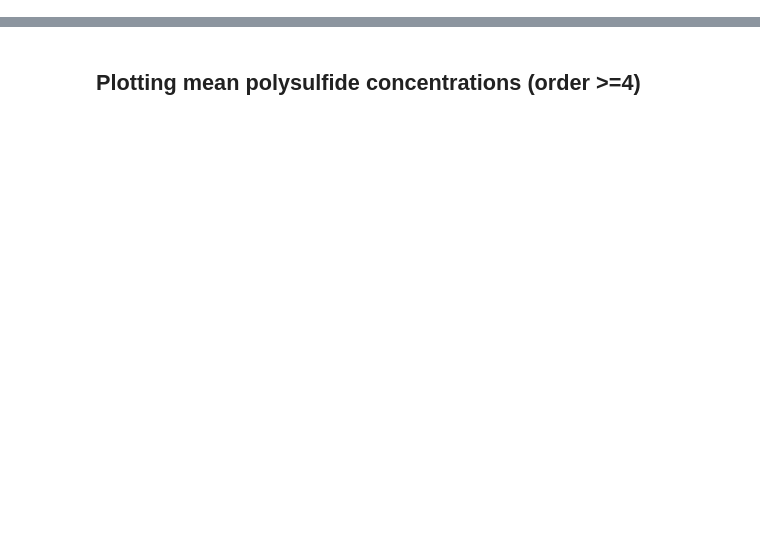
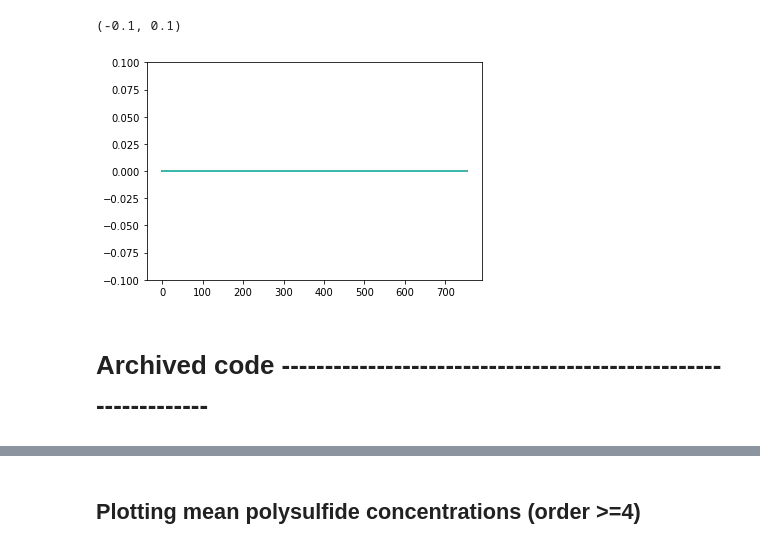
Before and after one commit to coresresearch/LiS-Battery, a Jupyter notebook: Li_S Plotting.ipynb, the cells around one changed output, grey strips where cells are left out. Saved outputs shown, nothing was run; the diff lists cells and outputs as text; code cells hidden in the pictures; blank space fills up the shorter version.

```diff
--- a/Li_S Plotting.ipynb
+++ b/Li_S Plotting.ipynb
@@ -288,0 +2045,33 @@ os.chdir(owd)
+# %%
+Max_conc = np.zeros((len(keys)))
+for i in np.arange(0, len(keys)):
+    #print(C_k_cascade[keys[i]])
+    max1 = max(C_k_Li_65pct10um[keys[i]]['rho_Li2S2(e)_cat1'])
+    max2 = max(C_k_Li_65pct10um[keys[i]]['rho_Li2S2(e)_cat2'])
+    max3 = max(C_k_Li_65pct10um[keys[i]]['rho_Li2S2(e)_cat3'])
+    max4 = max(C_k_Li_65pct10um[keys[i]]['rho_Li2S2(e)_cat4'])
+    max5 = max(C_k_Li_65pct10um[keys[i]]['rho_Li2S2(e)_cat5'])
+    max6 = max(C_k_Li_65pct10um[keys[i]]['rho_Li2S2(e)_cat6'])
+    max7 = max(C_k_Li_65pct10um[keys[i]]['rho_Li2S2(e)_cat7'])
+    max8 = max(C_k_Li_65pct10um[keys[i]]['rho_Li2S2(e)_cat8'])
+    max9 = max(C_k_Li_65pct10um[keys[i]]['rho_Li2S2(e)_cat9'])
+    max10 = max(C_k_Li_65pct10um[keys[i]]['rho_Li2S2(e)_cat10'])
+    max11 = max(C_k_Li_65pct10um[keys[i]]['rho_Li2S2(e)_cat11'])
+    max12 = max(C_k_Li_65pct10um[keys[i]]['rho_Li2S2(e)_cat12'])
+    max13 = max(C_k_Li_65pct10um[keys[i]]['rho_Li2S2(e)_cat13'])
+    max14 = max(C_k_Li_65pct10um[keys[i]]['rho_Li2S2(e)_cat14'])
+    max15 = max(C_k_Li_65pct10um[keys[i]]['rho_Li2S2(e)_cat15'])
+    max16 = max(C_k_Li_65pct10um[keys[i]]['rho_Li2S2(e)_cat16'])
+    max17 = max(C_k_Li_65pct10um[keys[i]]['rho_Li2S2(e)_cat17'])
+    max18 = max(C_k_Li_65pct10um[keys[i]]['rho_Li2S2(e)_cat18'])
+    max19 = max(C_k_Li_65pct10um[keys[i]]['rho_Li2S2(e)_cat19'])
+    max20 = max(C_k_Li_65pct10um[keys[i]]['rho_Li2S2(e)_cat20'])
+
+    Max_conc[i] = max(max1, max2, max3, max4, max5, max6, max7, max8, max9, max10,
+                      max11, max12, max13, max14, max15, max16, max17, max18, max19, max20)
+print(Max_conc)
+
+Max_conc_norm = Max_conc/max(Max_conc)  #Li2S4_max
+print(Max_conc_norm)
+
+plasma_custom = matplotlib.cm.plasma(Max_conc_norm)
@@ -289,3 +2120,18 @@ os.chdir(owd)
+# %%
+z_k_lithiated = np.array([1, -1])
+z_elyte = np.zeros((len(C_Lip_65pct25um[keys_s[2]]), inputs.npoints_cathode))
+for j in np.arange(0, len(C_Lip_65pct25um[keys_s[2]])):
+    for i in np.arange(0, inputs.npoints_cathode):
+        C_charged = np.array([C_Lip_65pct25um[keys_s[2]].iloc[j,i], C_TFSI_65pct25um[keys_s[2]].iloc[j,i]])
+        z_elyte[j,i] = np.dot(C_charged, z_k_lithiated)
+
+p1 = plt.plot(Cap_Li_65pct25um[keys_s[2]], z_elyte)
+plt.ylim((-0.1,0.1))
+# %% [output]
+(-0.1, 0.1)
+[figure, added]
+# %% [markdown]
+# Archived code ----------------------------------------------------------------
 # %%
 Power_Li = np.zeros((len(keys)))
 E_rec_Li = np.zeros((len(keys)))
```
Also changed, not shown: parts of 100 cells of this notebook, 9 other files.
